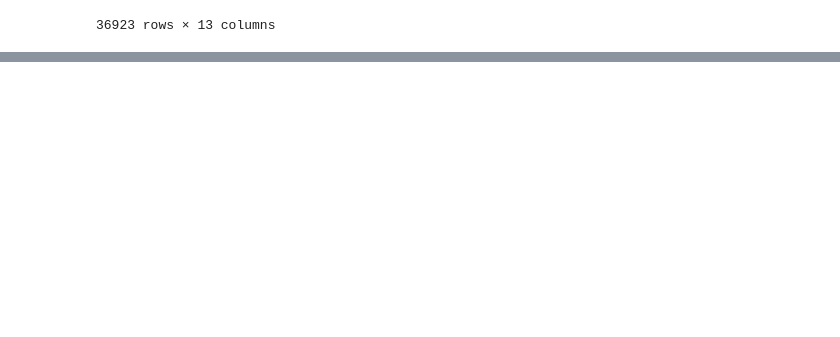
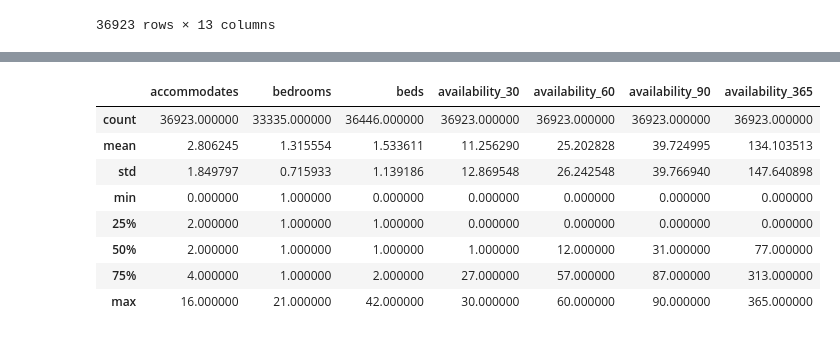
Before and after one commit to tjkim614/airbnb_nyc_dec_2020, a Jupyter notebook: Untitled.ipynb, the cells around one changed output, grey strips where cells are left out. Cells and saved outputs as stored; diff of their text form; code cells hidden in the pictures; blank space fills up the shorter version.

```diff
--- a/Untitled.ipynb
+++ b/Untitled.ipynb
@@ -174,0 +211,12 @@ filtered_listings_1
+# %%
+filtered_listings_1.describe()
+# %% [output]
+|  | accommodates | bedrooms | beds | availability_30 | availability_60 | availability_90 | availability_365 |
+| count | 36923.000000 | 33335.000000 | 36446.000000 | 36923.000000 | 36923.000000 | 36923.000000 | 36923.000000 |
+| mean | 2.806245 | 1.315554 | 1.533611 | 11.256290 | 25.202828 | 39.724995 | 134.103513 |
+| std | 1.849797 | 0.715933 | 1.139186 | 12.869548 | 26.242548 | 39.766940 | 147.640898 |
+| min | 0.000000 | 1.000000 | 0.000000 | 0.000000 | 0.000000 | 0.000000 | 0.000000 |
+| 25% | 2.000000 | 1.000000 | 1.000000 | 0.000000 | 0.000000 | 0.000000 | 0.000000 |
+| 50% | 2.000000 | 1.000000 | 1.000000 | 1.000000 | 12.000000 | 31.000000 | 77.000000 |
+| 75% | 4.000000 | 1.000000 | 2.000000 | 27.000000 | 57.000000 | 87.000000 | 313.000000 |
+| max | 16.000000 | 21.000000 | 42.000000 | 30.000000 | 60.000000 | 90.000000 | 365.000000 |
```
Also changed, not shown: parts of 3 cells of this notebook.
